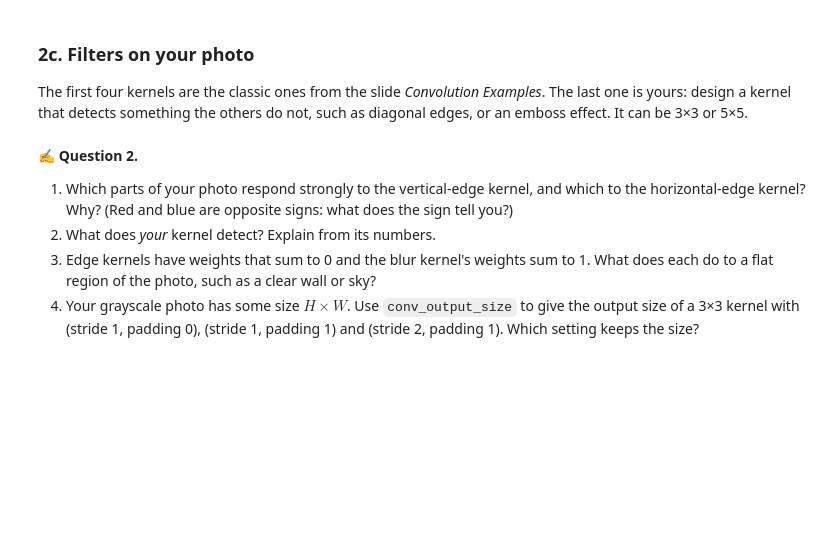
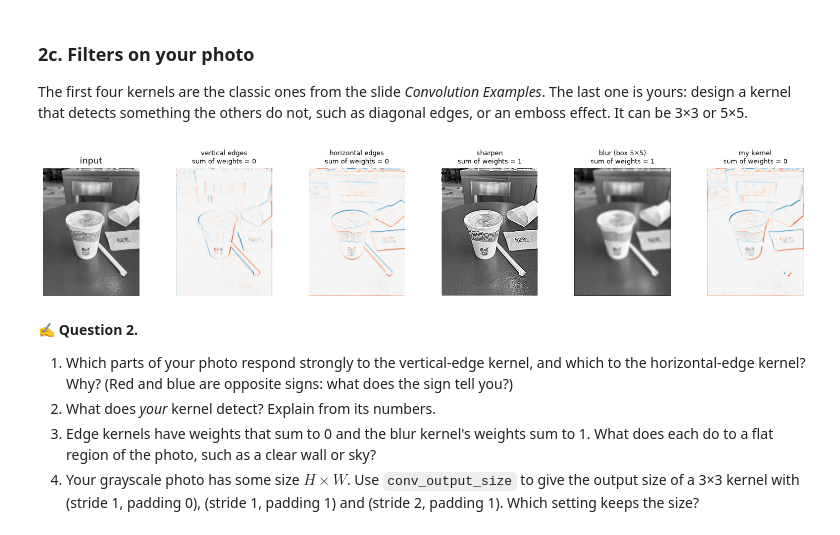
Before and after one commit to mrchuuuu/Tan_CSC173_Lecture03, a Jupyter notebook: CSC173_Lecture03_Deep_Computer_Vision_Demo.ipynb, the cells around one changed output. Drawn from its saved outputs; the diff is of its cells as text; code cells hidden in the pictures; blank space fills up the shorter version.

```diff
--- a/CSC173_Lecture03_Deep_Computer_Vision_Demo.ipynb
+++ b/CSC173_Lecture03_Deep_Computer_Vision_Demo.ipynb
@@ -195,7 +195,7 @@ From the slides on stride and padding: an $n \times n$ input, a $k \times k$ ker
 $$\left\lfloor \frac{n - k + 2p}{s} \right\rfloor + 1$$
 # %%
 def conv_output_size(n, k, p=0, s=1):
-    return ...   # TODO: the formula above (use // for the floor)
+    return (n - k + 2 * p) // s + 1   # TODO: the formula above (use // for the floor)
 
 print(conv_output_size(5, 3), conv_output_size(5, 3, p=1), conv_output_size(7, 3, s=2), conv_output_size(224, 11, p=2, s=4))
 print("Check:", (conv_output_size(5, 3), conv_output_size(5, 3, p=1), conv_output_size(7, 3, s=2), conv_output_size(224, 11, p=2, s=4)) == (3, 5, 3, 55))
@@ -210,15 +210,15 @@ Slide the kernel over the image. At each position, multiply the kernel with the
 def conv2d(x, kernel, stride=1, padding=0):
     """Convolve a 2-D array x (H, W) with a square kernel (k, k). Returns the 2-D feature map."""
     if padding > 0:
-        x = ...   # TODO: add `padding` rows and columns of zeros on every side (np.pad)
+        x = np.pad(x, padding)   # TODO: add `padding` rows and columns of zeros on every side (np.pad)
     k = kernel.shape[0]
     H_out = conv_output_size(x.shape[0], k, 0, stride)
     W_out = conv_output_size(x.shape[1], k, 0, stride)
     out = np.zeros((H_out, W_out))
     for i in range(H_out):
         for j in range(W_out):
-            window = ...   # TODO: the k×k patch under the kernel
-            out[i, j] = ...   # TODO: multiply element by element and add up
+            window = x[i*stride:i*stride+k, j*stride:j*stride+k]   # TODO: the k×k patch under the kernel
+            out[i, j] = np.sum(window * kernel)   # TODO: multiply element by element and add up
     return out
 
 # A tiny test you can check by hand: every output is x[i, j] - x[i+1, j+1] = -5
@@ -249,24 +249,26 @@ The first four kernels are the classic ones from the slide *Convolution Examples
 # %%
 kernels = {
     "vertical edges":   np.array([[1, 0, -1], [2, 0, -2], [1, 0, -1]]),
     "horizontal edges": np.array([[1, 2, 1], [0, 0, 0], [-1, -2, -1]]),
     "sharpen":          np.array([[0, -1, 0], [-1, 5, -1], [0, -1, 0]]),
     "blur (box 5×5)":   np.ones((5, 5)) / 25,
-    "my kernel":        np.array([[0, 0, 0], [0, 1, 0], [0, 0, 0]]),   # TODO: replace this "do nothing" kernel with your own design
+    "my kernel":        np.array([[2, 1, 0], [1, 0, -1], [0, -1, -2]]),   # TODO: replace this "do nothing" kernel with your own design
 }
 
 fig, axes = plt.subplots(1, len(kernels) + 1, figsize=(3.3 * (len(kernels) + 1), 3.3))
 axes[0].imshow(gray, cmap="gray"); axes[0].set_title("input")
 for ax, (name, kern) in zip(axes[1:], kernels.items()):
     fmap = conv2d(gray, kern.astype("float32"), padding=kern.shape[0] // 2)
     if kern.sum() == 0:                       # edge detectors: negative and positive responses
         v = np.abs(fmap).max()
         ax.imshow(fmap, cmap="RdBu_r", vmin=-v, vmax=v)
     else:
         ax.imshow(np.clip(fmap, 0, 1), cmap="gray")
     ax.set_title(f"{name}\nsum of weights = {kern.sum():.2g}", fontsize=9)
 for ax in axes: ax.axis("off")
 plt.show()
+# %% [output]
+[figure, added]
 # %% [markdown]
 ✍️ **Question 2.**
 1. Which parts of your photo respond strongly to the vertical-edge kernel, and which to the horizontal-edge kernel? Why? (Red and blue are opposite signs: what does the sign tell you?)
```
Also changed, not shown: parts of 3 cells of this notebook.
